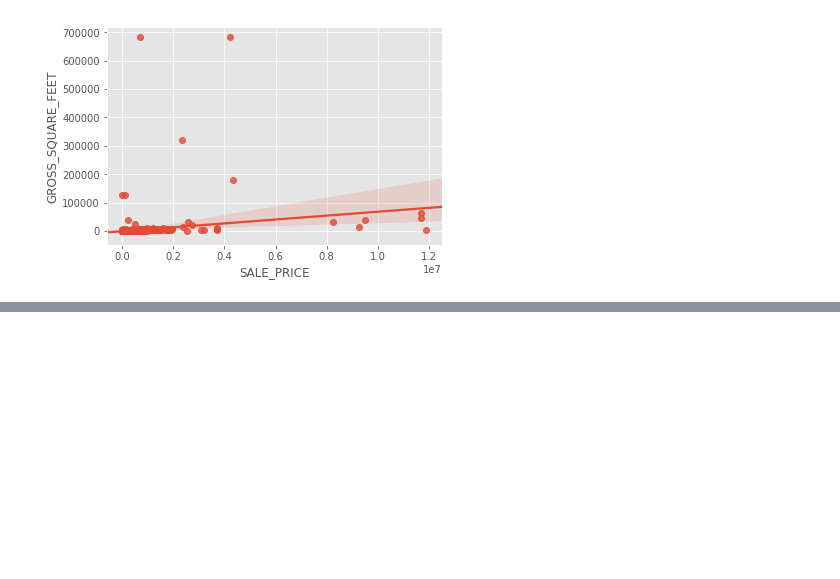
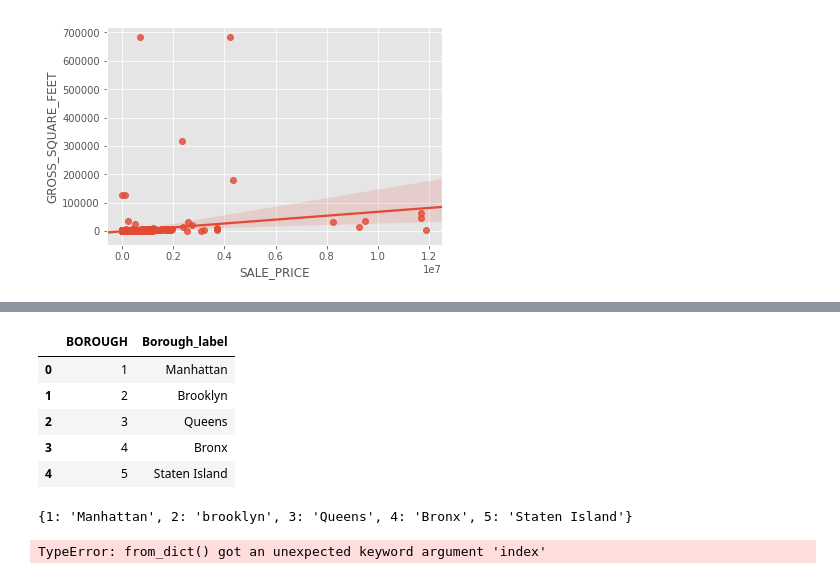
Before and after one commit to Lovem1/NEWYOIK, a Jupyter notebook: NYC Properties analysis.ipynb, the cells around one changed output, grey strips where cells are left out. Cells and saved outputs as stored; diff of their text form; code cells hidden in the pictures; blank space fills up the shorter version.

```diff
--- a/NYC Properties analysis.ipynb
+++ b/NYC Properties analysis.ipynb
@@ -504,0 +539,9 @@ for borough in range(1,6):
+# %%
+df2
+# %% [output]
+|  | BOROUGH | Borough_label |
+| 0 | 1 | Manhattan |
+| 1 | 2 | Brooklyn |
+| 2 | 3 | Queens |
+| 3 | 4 | Bronx |
+| 4 | 5 | Staten Island |
@@ -504,0 +550,9 @@ for borough in range(1,6):
+# %%
+dict_borough
+# %% [output]
+{1: 'Manhattan', 2: 'brooklyn', 3: 'Queens', 4: 'Bronx', 5: 'Staten Island'}
+# %%
+df_borough = pd.DataFrame.from_dict({1:"Manhattan", 2:"brooklyn", 3:"Queens", 4:"Bronx", 5:"Staten Island"},
+                                    index= [0])
+# %% [output]
+TypeError: from_dict() got an unexpected keyword argument 'index'
```
Also changed, not shown: parts of 4 cells of this notebook.
